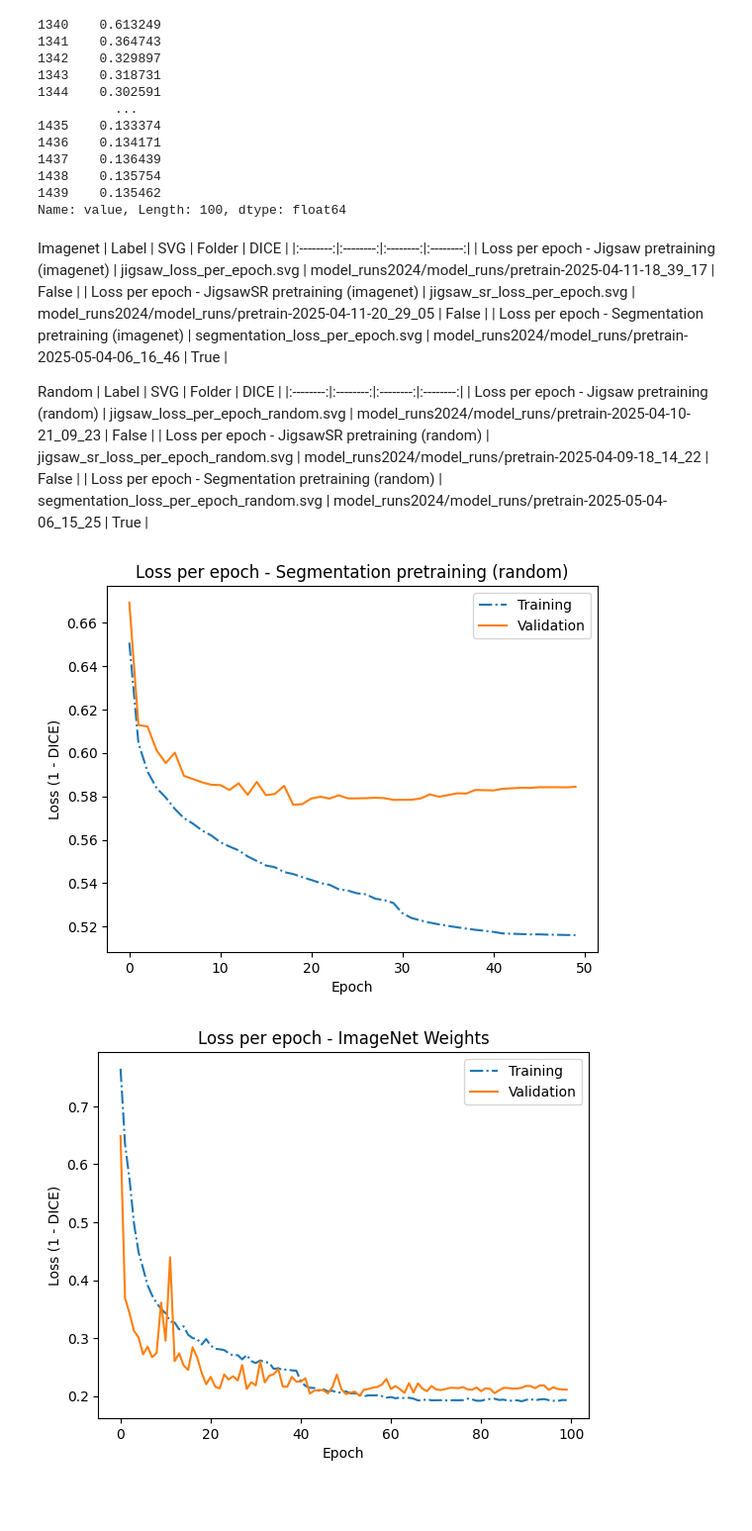
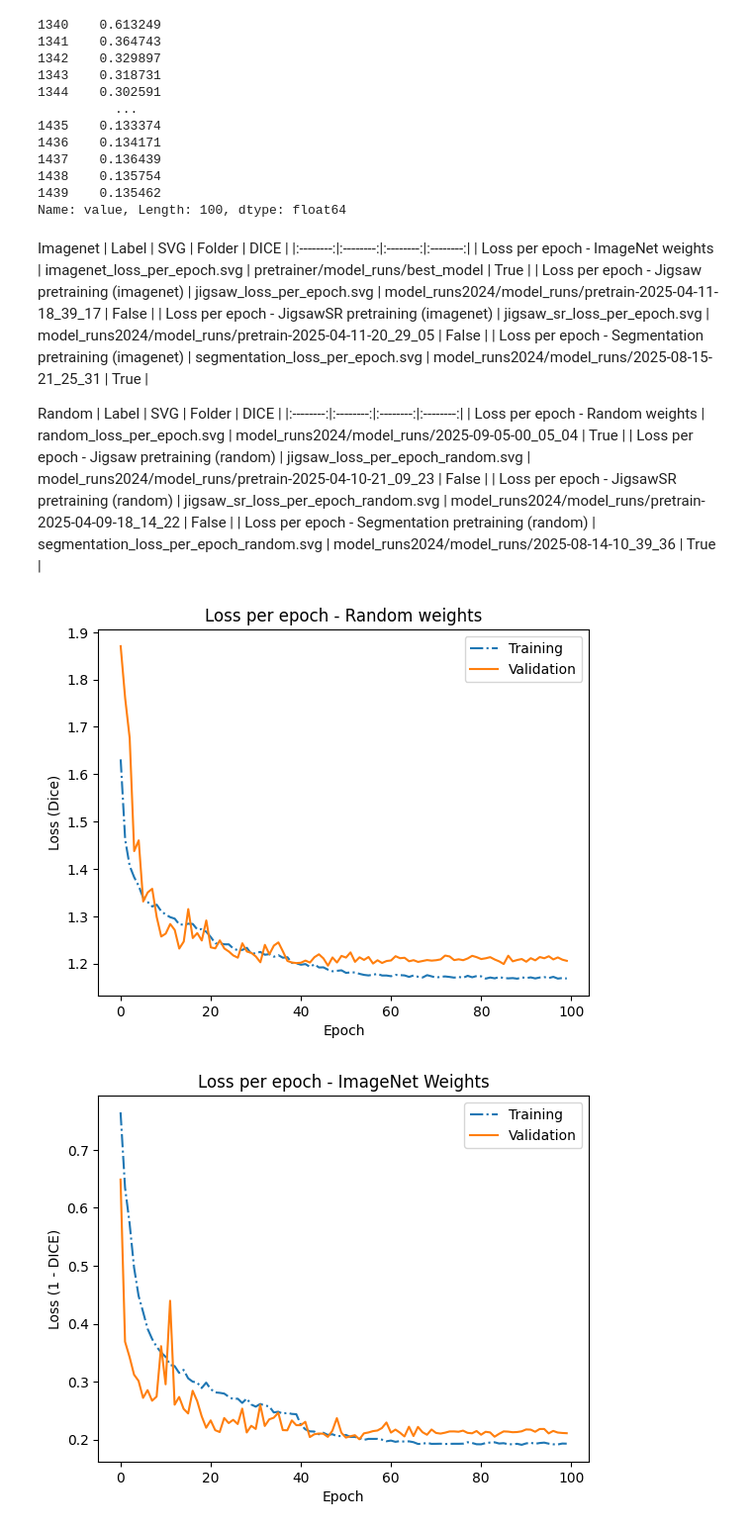
Before and after one commit to hlkaka/imager, a Jupyter notebook: Data analysis.ipynb, the cells around one changed output. Shown at 99% size. Drawn from its saved outputs; the diff is of its cells as text; code cells hidden in the pictures; blank space fills up the shorter version.

```diff
--- a/Data analysis.ipynb
+++ b/Data analysis.ipynb
@@ -373,40 +380,42 @@ def plot_series(series1, series2, series3, label, series1_label ="", series2_lab
 Imagenet
 | Label | SVG | Folder | DICE |
 |:--------:|:--------:|:--------:|:--------:|
+|  Loss per epoch - ImageNet weights | imagenet_loss_per_epoch.svg | pretrainer/model_runs/best_model | True |
 |  Loss per epoch - Jigsaw pretraining (imagenet)   |  jigsaw_loss_per_epoch.svg   |  model_runs2024/model_runs/pretrain-2025-04-11-18_39_17   |  False  |
 |  Loss per epoch - JigsawSR pretraining (imagenet)   |  jigsaw_sr_loss_per_epoch.svg   |  model_runs2024/model_runs/pretrain-2025-04-11-20_29_05   |  False  |
-|  Loss per epoch - Segmentation pretraining (imagenet)  |  segmentation_loss_per_epoch.svg   |  model_runs2024/model_runs/pretrain-2025-05-04-06_16_46   |  True  |
+|  Loss per epoch - Segmentation pretraining (imagenet)  |  segmentation_loss_per_epoch.svg   |  model_runs2024/model_runs/2025-08-15-21_25_31   |  True  |
 
 Random
 | Label | SVG | Folder | DICE |
 |:--------:|:--------:|:--------:|:--------:|
+|  Loss per epoch - Random weights | random_loss_per_epoch.svg | model_runs2024/model_runs/2025-09-05-00_05_04 | True |
 |  Loss per epoch - Jigsaw pretraining (random)  |  jigsaw_loss_per_epoch_random.svg   |  model_runs2024/model_runs/pretrain-2025-04-10-21_09_23   |  False  |
 |  Loss per epoch - JigsawSR pretraining (random)  |  jigsaw_sr_loss_per_epoch_random.svg   |  model_runs2024/model_runs/pretrain-2025-04-09-18_14_22   |  False  |
-|  Loss per epoch - Segmentation pretraining (random)  |  segmentation_loss_per_epoch_random.svg   |  model_runs2024/model_runs/pretrain-2025-05-04-06_15_25   |  True  |
+|  Loss per epoch - Segmentation pretraining (random)  |  segmentation_loss_per_epoch_random.svg   |  model_runs2024/model_runs/2025-08-14-10_39_36   |  True  |
 # %%
 save_svgs = False
 
 is_dice = True
-label = "Loss per epoch - Segmentation pretraining (random)"
-svg = "segmentation_loss_per_epoch_random.svg"
-result_folder = "model_runs2024/model_runs/pretrain-2025-05-04-06_15_25"
+label = "Loss per epoch - Random weights"
+svg = "random_loss_per_epoch.svg"
+result_folder = "model_runs2024/model_runs/2025-09-05-00_05_04"
 
 
 training_loss, val_loss = rc.loss_per_epoch(result_folder)
 
 if is_dice:
     training_loss = training_loss + 1
     val_loss = val_loss + 1
-    y_label = "Loss (1 - DICE)"
+    y_label = "Loss (Dice)"
 else:
     y_label = "Loss (cross entropy)"
 
 plot_series(training_loss, val_loss, None, label,
             series1_label="Training", series2_label="Validation",
             savesvg_path="/mnt/c/Users/Hussam/Documents/Masters thesis/Result graphs/" + svg,
             save_svgs=save_svgs, y_label=y_label)
 # %% [output]
-[figure, old version]
+[figure, new version]
 # %%
 result_folder = "pretrainer/model_runs/2021-05-31-19_17_23"
 
```
Also changed, not shown: parts of 2 cells of this notebook, 6 other files.
